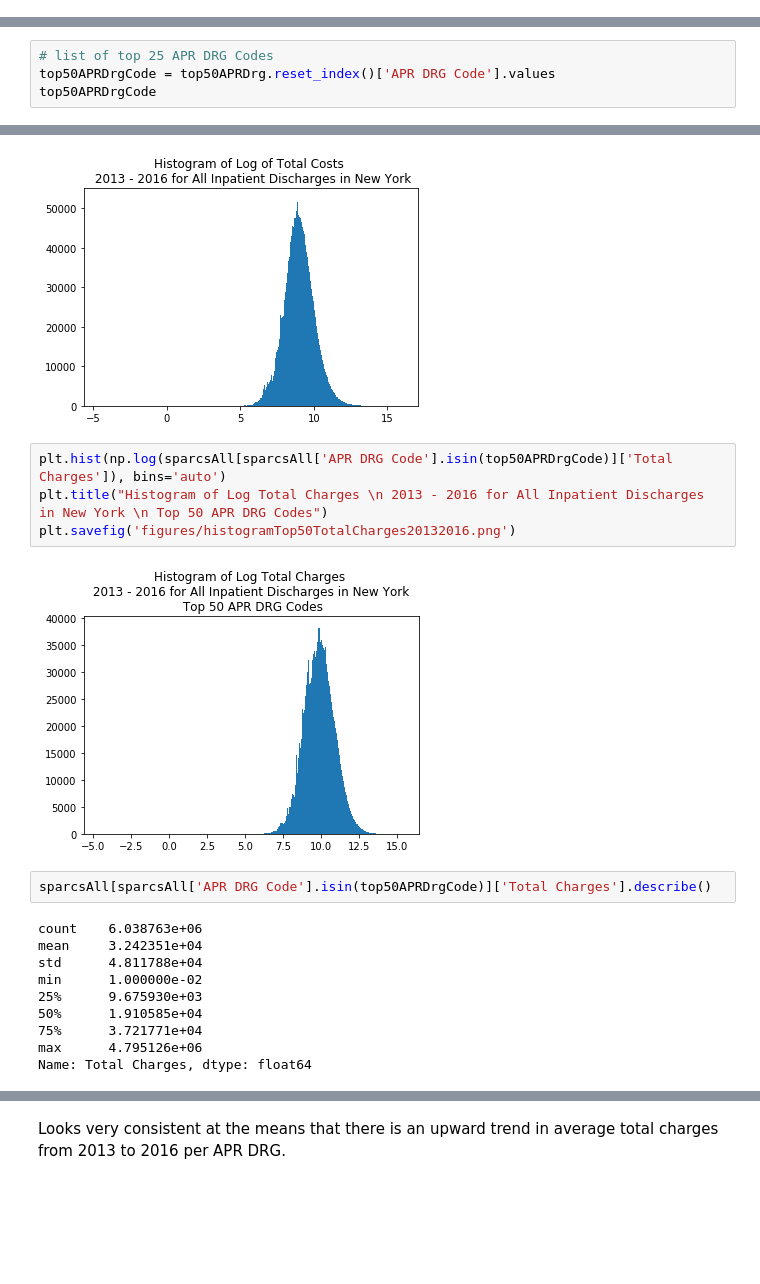
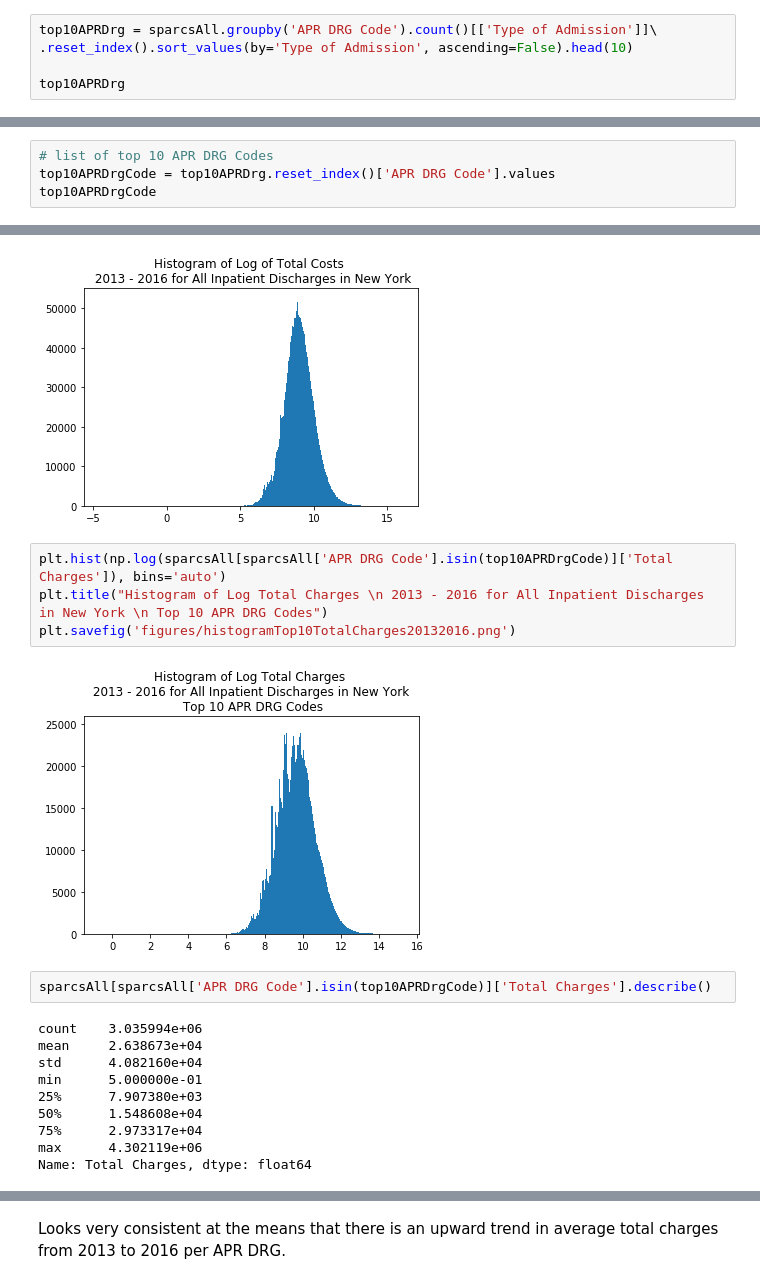
Before and after one commit to meiguan/nycHospitalPricing, a Jupyter notebook: 3_compileDischargesHospitalCensusData.ipynb, the cells around one changed output, grey strips where cells are left out. Drawn from its saved outputs; the diff is of its cells as text; blank space fills up the shorter version.

```diff
--- a/3_compileDischargesHospitalCensusData.ipynb
+++ b/3_compileDischargesHospitalCensusData.ipynb
@@ -281,0 +282,5 @@ Getting a quick glance at APR Illness and the severity. It seems like it is as e
+# %%
+top10APRDrg = sparcsAll.groupby('APR DRG Code').count()[['Type of Admission']]\
+.reset_index().sort_values(by='Type of Admission', ascending=False).head(10)
+
+top10APRDrg
@@ -308,5 +327,5 @@ Getting a sense of what are the top 50 APR codes and their descriptions and the
 # %%
-# list of top 25 APR DRG Codes
-top50APRDrgCode = top50APRDrg.reset_index()['APR DRG Code'].values
-top50APRDrgCode
+# list of top 10 APR DRG Codes
+top10APRDrgCode = top10APRDrg.reset_index()['APR DRG Code'].values
+top10APRDrgCode
 # %% [output]
@@ -329,21 +345,21 @@ plt.savefig('figures/histogramLogAllTotalCosts20132016.png')
 # %% [output]
 [figure]
 # %%
-plt.hist(np.log(sparcsAll[sparcsAll['APR DRG Code'].isin(top50APRDrgCode)]['Total Charges']), bins='auto')
-plt.title("Histogram of Log Total Charges \n 2013 - 2016 for All Inpatient Discharges in New York \n Top 50 APR DRG Codes")
-plt.savefig('figures/histogramTop50TotalCharges20132016.png')
+plt.hist(np.log(sparcsAll[sparcsAll['APR DRG Code'].isin(top10APRDrgCode)]['Total Charges']), bins='auto')
+plt.title("Histogram of Log Total Charges \n 2013 - 2016 for All Inpatient Discharges in New York \n Top 10 APR DRG Codes")
+plt.savefig('figures/histogramTop10TotalCharges20132016.png')
 # %% [output]
-[figure, old version]
+[figure, new version]
 # %%
-sparcsAll[sparcsAll['APR DRG Code'].isin(top50APRDrgCode)]['Total Charges'].describe()
+sparcsAll[sparcsAll['APR DRG Code'].isin(top10APRDrgCode)]['Total Charges'].describe()
 # %% [output]
-count    6.038763e+06
-mean     3.242351e+04
-std      4.811788e+04
-min      1.000000e-02
-25%      9.675930e+03
-50%      1.910585e+04
-75%      3.721771e+04
-max      4.795126e+06
+count    3.035994e+06
+mean     2.638673e+04
+std      4.082160e+04
+min      5.000000e-01
+25%      7.907380e+03
+50%      1.548608e+04
+75%      2.973317e+04
+max      4.302119e+06
 Name: Total Charges, dtype: float64
 # %%
```
Also changed, not shown: parts of 10 cells of this notebook, 3 other files.
